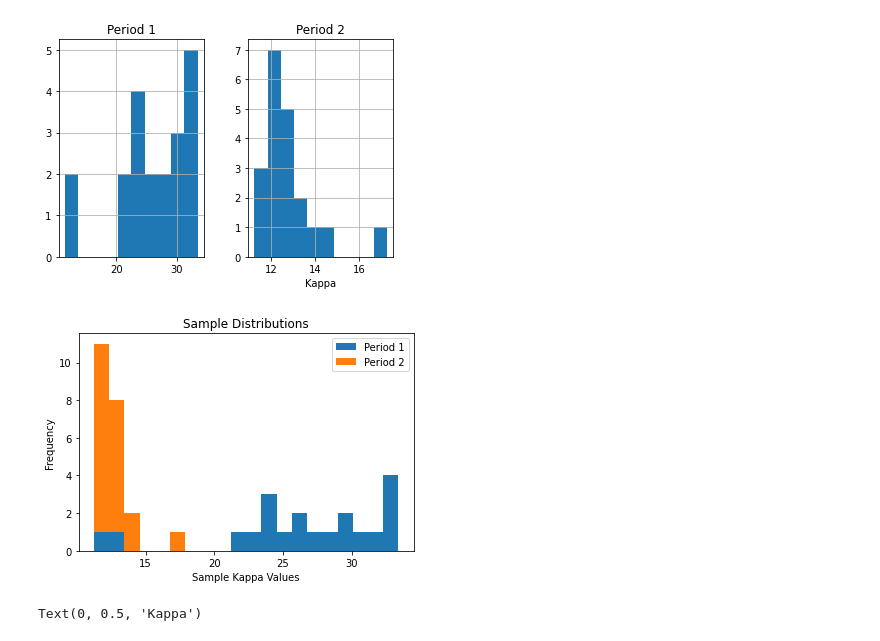
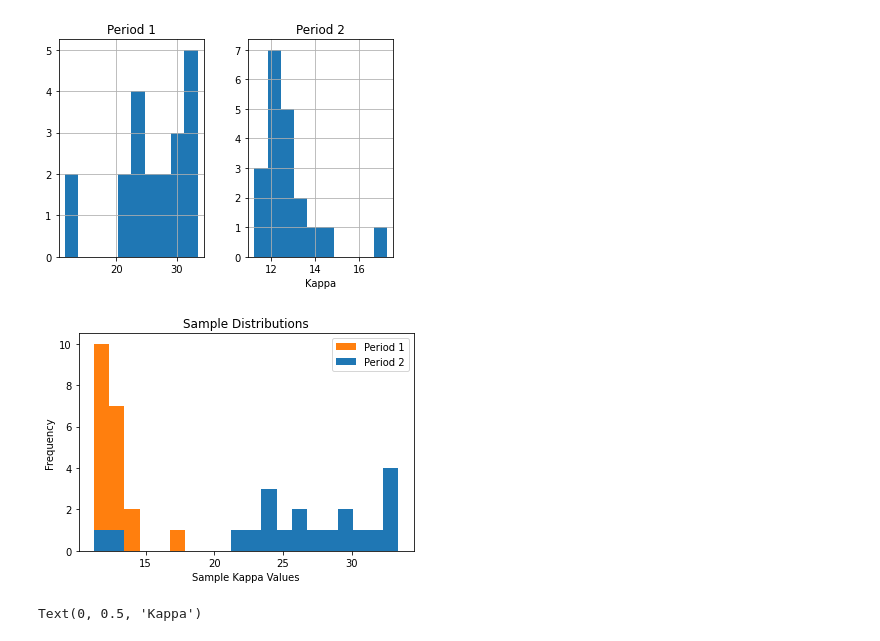
Before and after one commit to E-Lombo/che223-statistics, a Jupyter notebook: Assignment 2/data.ipynb, the cells around one changed output. Cells and saved outputs as stored; diff of their text form; code cells hidden in the pictures.

Commit message:
fixed histogram

```diff
--- a/Assignment 2/data.ipynb
+++ b/Assignment 2/data.ipynb
@@ -65,14 +65,14 @@ plt.xlabel('Kappa')
 Text(0.5, 0, 'Kappa')
 [figure]
 # %%
-plt.hist(df1, bins=20, histtype='barstacked')
+plt.hist(df1, bins=20, histtype='stepfilled')
 plt.legend(df1.columns)
 plt.title('Sample Distributions')
 plt.xlabel('Sample Kappa Values')
 plt.ylabel('Frequency')
 plt.show()
 # %% [output]
-[figure, old version]
+[figure, new version]
 # %%
 df1.boxplot(grid=False)
 plt.ylabel('Kappa')
```
